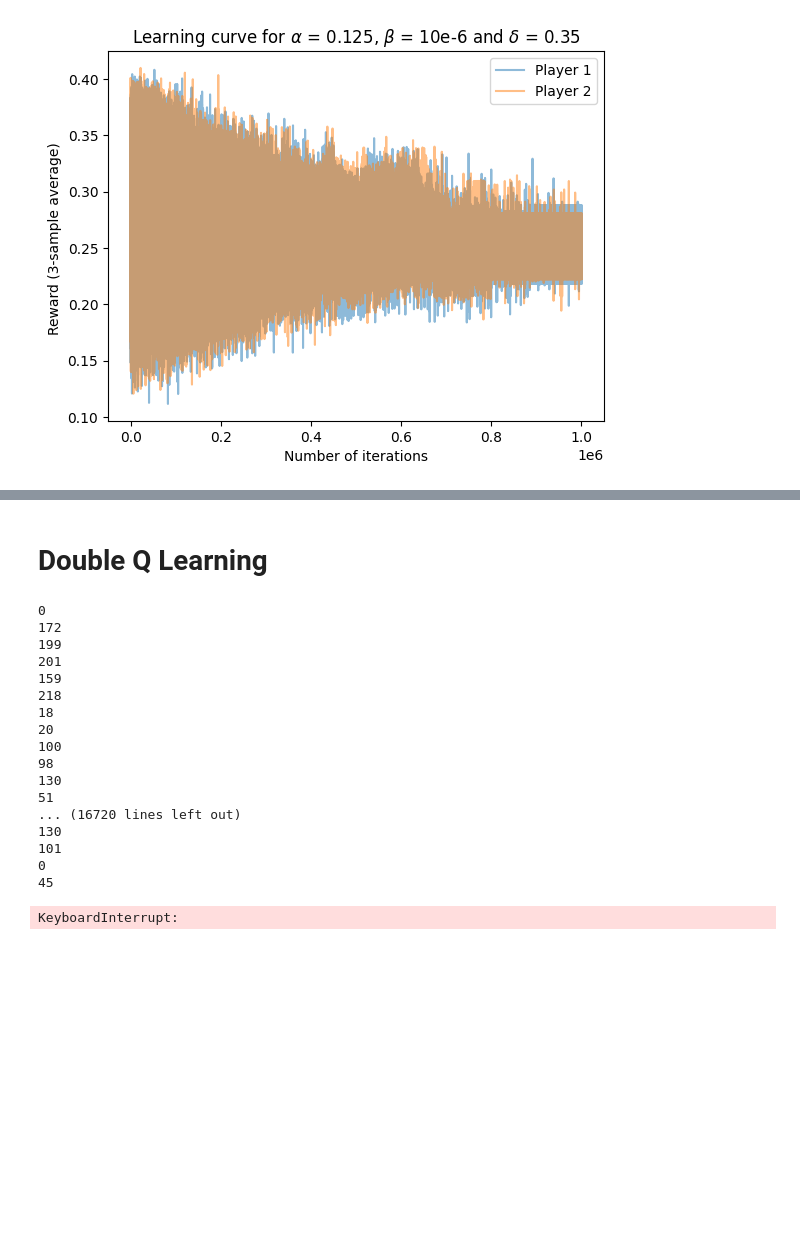
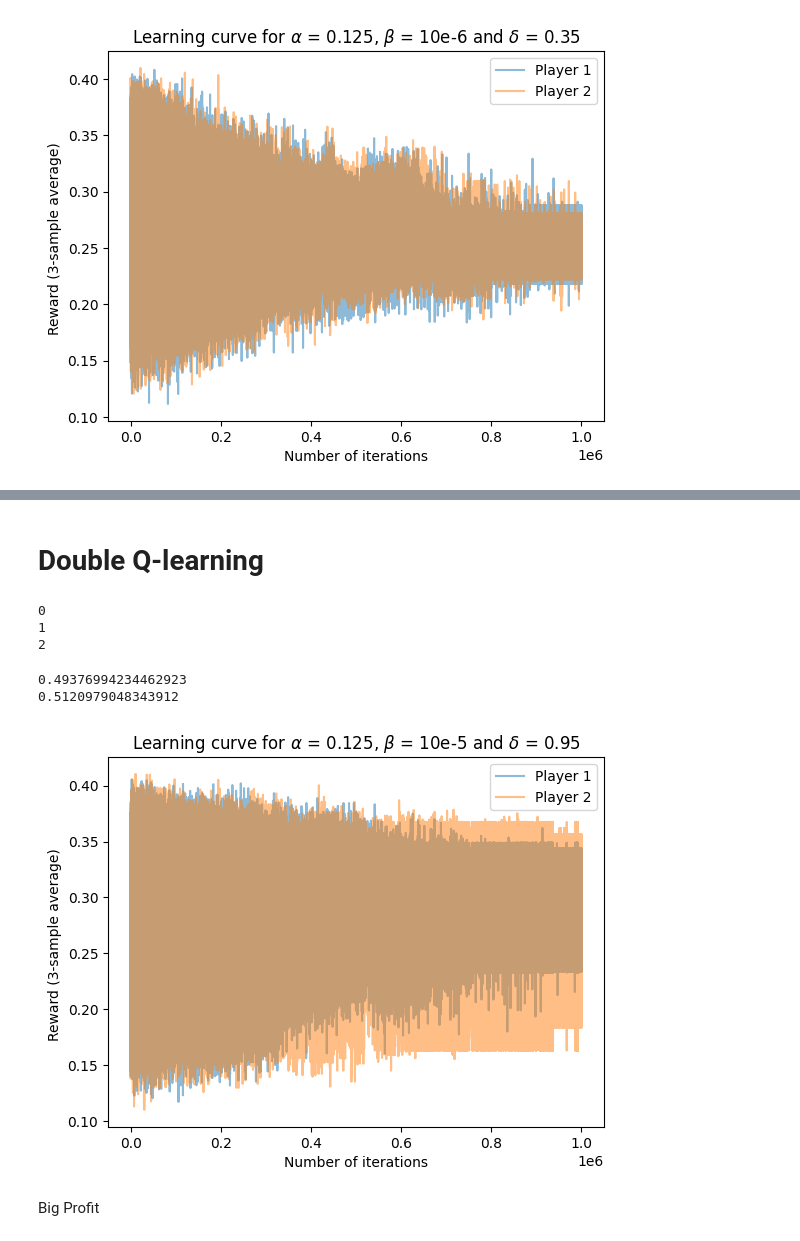
Before and after one commit to Suzie14/RLandPricing, a Jupyter notebook: Loop.ipynb, the cells around one changed output, grey strips where cells are left out. Drawn from its saved outputs; the diff is of its cells as text; code cells hidden in the pictures; blank space fills up the shorter version.

```diff
--- a/Loop.ipynb
+++ b/Loop.ipynb
@@ -914,13 +1211,13 @@ plt.show()
 # %% [markdown]
-# Double Q Learning
+# Double Q-learning
 # %%
-beta = 0.00001
+
 total_reward1 = []
 total_reward2 = []
 for loop in range(3):
     print(loop)
-    agent1 = dQ.Agent(beta=beta)
-    agent2 = dQ.Agent(beta=beta)
+    agent1 = dQ.Agent()
+    agent2 = dQ.Agent()
     env = dQ.Env()
 
     temps = []
@@ -990,20 +1287,33 @@ for loop in range(3):
     total_reward2.append(reward2)
 # %% [output]
 0
-172
-199
-201
-159
-218
-18
-20
-100
-98
-130
-51
-... (16720 lines left out)
-130
-101
-0
-45
+1
+2
-KeyboardInterrupt:
+# %%
+aggregated_agent1 = np.array(total_reward1).mean(axis=0)
+aggregated_agent2 = np.array(total_reward2).mean(axis=0)
+# %%
+RN = 0.23
+RM = 0.34
+Rmean1 = aggregated_agent1[-100:].mean()
+Rmean2 = aggregated_agent2[-100:].mean()
+DRmean1 = (Rmean1 - RN)/(RM - RN)
+DRmean2 = (Rmean2 - RN)/(RM - RN)
+print(DRmean1)
+print(DRmean2)
+# %% [output]
+0.49376994234462923
+0.5120979048343912
+# %%
+import matplotlib.pyplot as plt
+plt.plot(aggregated_agent1, alpha=0.5, label = 'Player 1')
+plt.plot(aggregated_agent2, alpha=0.5, label = 'Player 2')
+plt.xlabel('Number of iterations')
+plt.ylabel('Reward (3-sample average) ')
+plt.title('Learning curve for $\\alpha$ = 0.125, $\\beta$ = 10e-5 and $\\delta$ = 0.95')
+plt.legend(loc='upper right')
+plt.show()
+# %% [output]
+[figure, added]
+# %% [markdown]
+Big Profit
```
Also changed, not shown: parts of 24 cells of this notebook, 3 other files.
